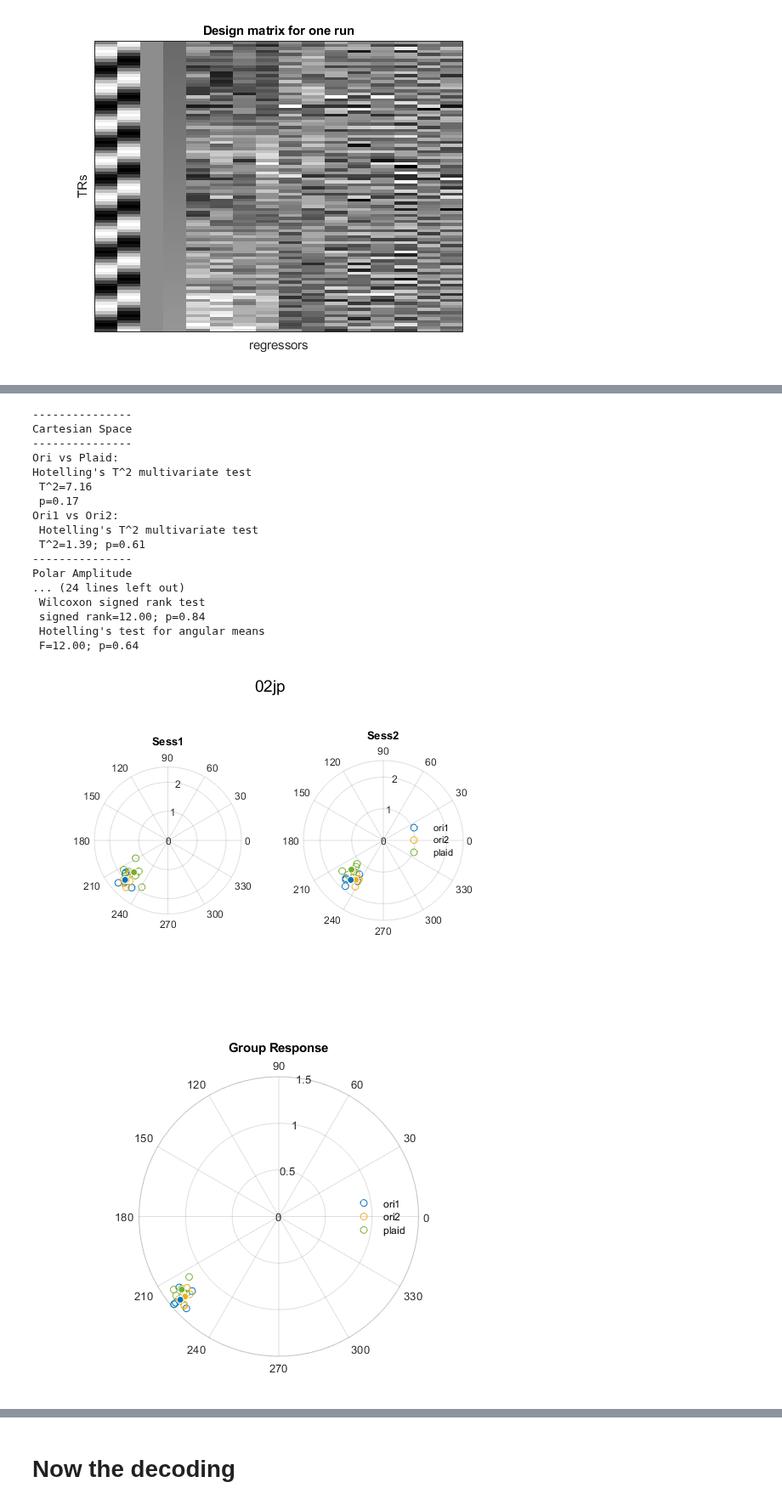
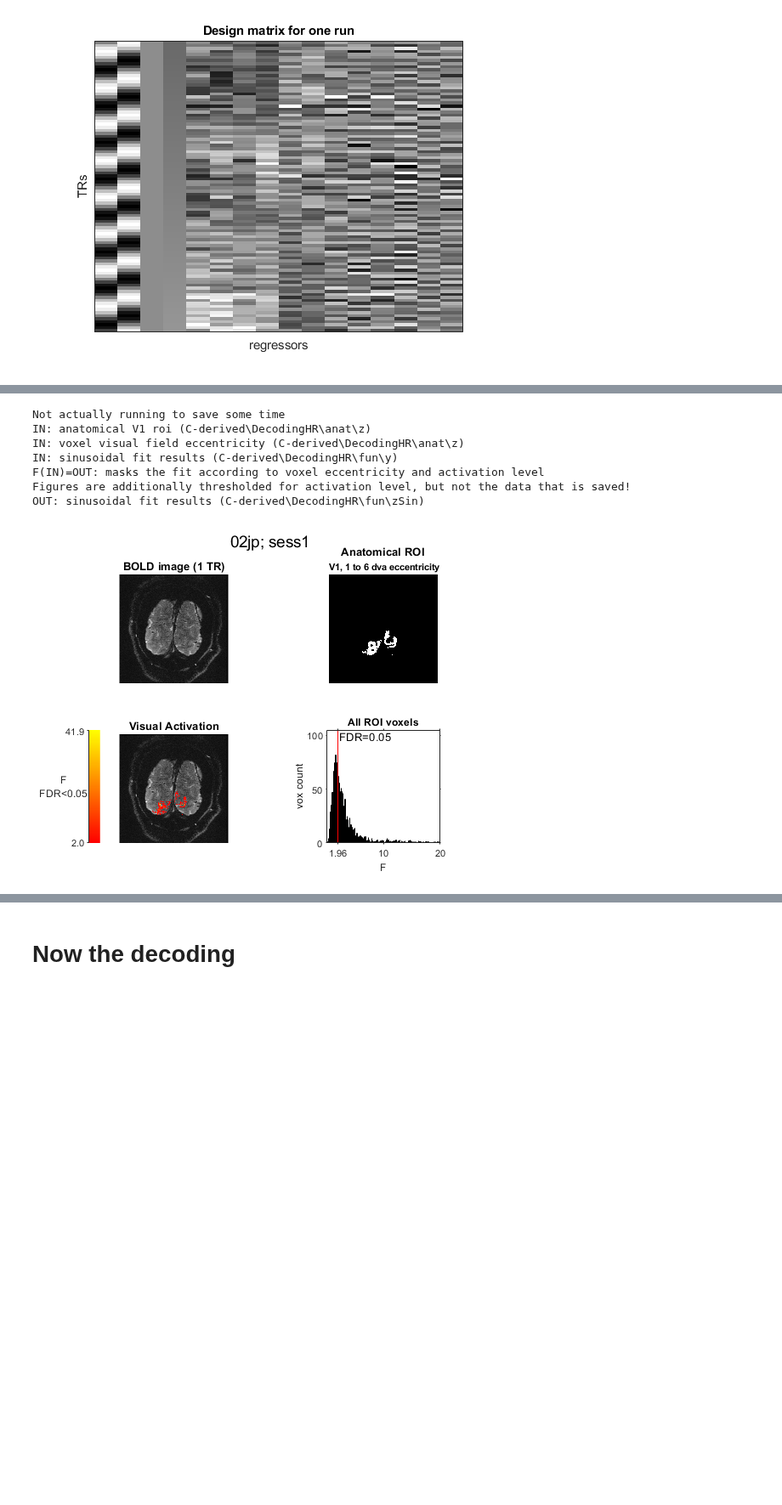
Before and after one commit to Proulx-S/HRdelay, a Jupyter notebook: neuroimaging/DecodingHR.ipynb, the cells around one changed output, grey strips where cells are left out. Shown at 85% size. Saved outputs shown, nothing was run; the diff lists cells and outputs as text; code cells hidden in the pictures; blank space fills up the shorter version.

```diff
--- a/neuroimaging/DecodingHR.ipynb
+++ b/neuroimaging/DecodingHR.ipynb
@@ -43,23 +28,12 @@ In maskSinFit (line 121)
 # %%
-threshType = 'fdr'; % 'none', 'p' or 'fdr'
-sinusoidalGroupAnalysis(threshType)
+threshType = 'p'; % 'none', 'p' or 'fdr'
+maskSinAndHrFit(threshType)
 # %% [output]
----------------
-Cartesian Space
----------------
-Ori vs Plaid:
-Hotelling's T^2 multivariate test
- T^2=7.16
- p=0.17
-Ori1 vs Ori2:
- Hotelling's T^2 multivariate test
- T^2=1.39; p=0.61
----------------
-Polar Amplitude
-... (24 lines left out)
- Wilcoxon signed rank test
- signed rank=12.00; p=0.84
- Hotelling's test for angular means
- F=12.00; p=0.64
+Not actually running to save some time
+IN: anatomical V1 roi (C-derived\DecodingHR\anat\z)
+IN: voxel visual field eccentricity (C-derived\DecodingHR\anat\z)
+IN: sinusoidal fit results (C-derived\DecodingHR\fun\y)
+F(IN)=OUT: masks the fit according to voxel eccentricity and activation level
+Figures are additionally thresholded for activation level, but not the data that is saved!
+OUT: sinusoidal fit results (C-derived\DecodingHR\fun\zSin)
-[figure, old version]
+[figure, new version]
-[figure, removed]
```
Also changed, not shown: parts of 4 cells of this notebook, 5 other files.
